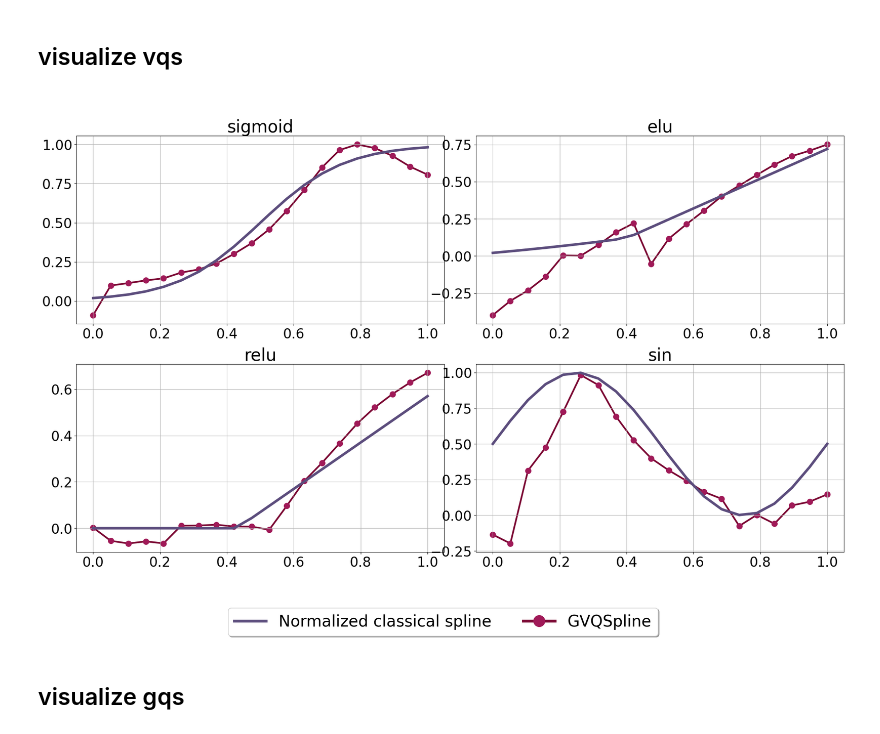
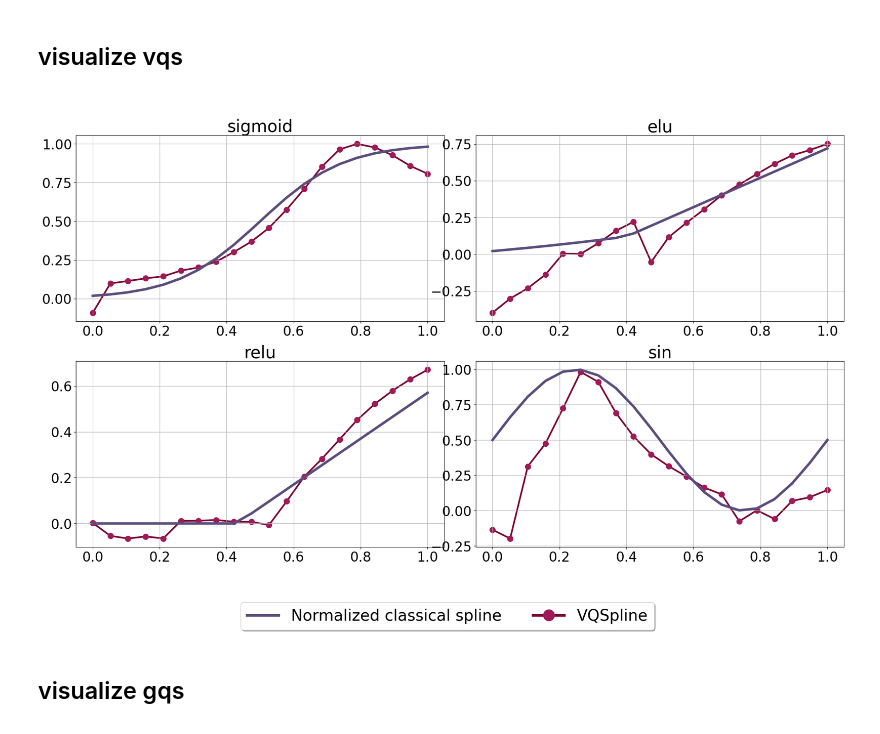
Before and after one commit to inajetovic/Variational-Quantum-Splines, a Jupyter notebook: tabular_results2.ipynb, the cells around one changed output. Cells and saved outputs as stored; diff of their text form; code cells hidden in the pictures.

```diff
--- a/tabular_results2.ipynb
+++ b/tabular_results2.ipynb
@@ -123,7 +129,7 @@ vqs_best
 j = 0
 k = 0
 rss=[]
-fig = plt.figure(tight_layout = True, figsize=(20,12))
+fig = plt.figure(tight_layout = False, figsize=(20,12))
 
 fig.suptitle('Figure title')
 axE = fig.subfigures(1,1,)
@@ -131,7 +137,7 @@ axE = fig.subfigures(1,1,)
 fig.suptitle(f'{flab}',fontsize=36)
 
 ax = axE.subplots(nrows=2, ncols=2, sharey=False,)
-fig.subplots_adjust(hspace=1)
+fig.subplots_adjust(hspace=4)
 
 for i, el in vqs_best.iterrows():
     y_fq = el['y_q']
@@ -142,35 +148,35 @@ for i, el in vqs_best.iterrows():
     xx = np.linspace(lower, upper, n_step) ##inputs sampling in the interval 0,1
     y = [func(value,f_i) for value in xx]
 
     ax[k][j].tick_params(axis='both', which='major', labelsize=24)
     ax[k][j].grid(zorder = -3)
     ax[k][j].plot(xx,y,  label=f"Original function scaled {n_step}", color = '#5c4d7d',linewidth=4.5)
 
     colorl = '#7a0632'
     colors = '#a01a58'
     ax[k][j].plot(xx,y_fq, color=colorl, zorder= -1, lw=3)
     ax[k][j].scatter(xx,(y_fq), color=colors, linewidths=5)
     #plt.scatter(np.linspace(lower,upper,len(y_fq)),(y_q), label= f"hq {n_step}", color='blue')
     #plt.plot(np.linspace(lower,upper,len(y_fq)),(y_q), label= f"hq {n_step}", color='blue')
     #ax[i].text(0.35,0.87, f"rmse scaled = {rssss2:.4f}\n" \
     #    f"rmse classical = {rssss:.4f}\n", fontsize=14)
     ax[k][j].set_title(f'{flab}',fontsize=30)
     j-=-1
     if(j%2==0):
         j = 0
         k -=-1
 handles = [mlines.Line2D([], [], color='#5c4d7d', linewidth=5, label='Normalized classical spline')]
 #handles.append(mlines.Line2D([], [], color='#1780a1', linewidth=5, label='classical spline'))
 handles.append(mlines.Line2D([], [], color=colorl, marker='.',linewidth=5,
-                    markersize=40, label='GVQSpline', markerfacecolor=colors, markeredgecolor=colors))
+                    markersize=40, label='VQSpline', markerfacecolor=colors, markeredgecolor=colors))
 
 lgd = axE.legend(handles = handles, loc='upper center', bbox_to_anchor=(0.5, -0.05),fancybox=True, shadow=True, ncol=5, fontsize = 28)
 
 
 
 fig.savefig(f'plots/n_vqsplot.png', bbox_extra_artists=(lgd,), bbox_inches='tight')
 # %% [output]
-[figure, old version]
+[figure, new version]
 # %% [markdown]
 ## visualize gqs
 # %%
```
Also changed, not shown: parts of 3 cells of this notebook, 2 other files.
